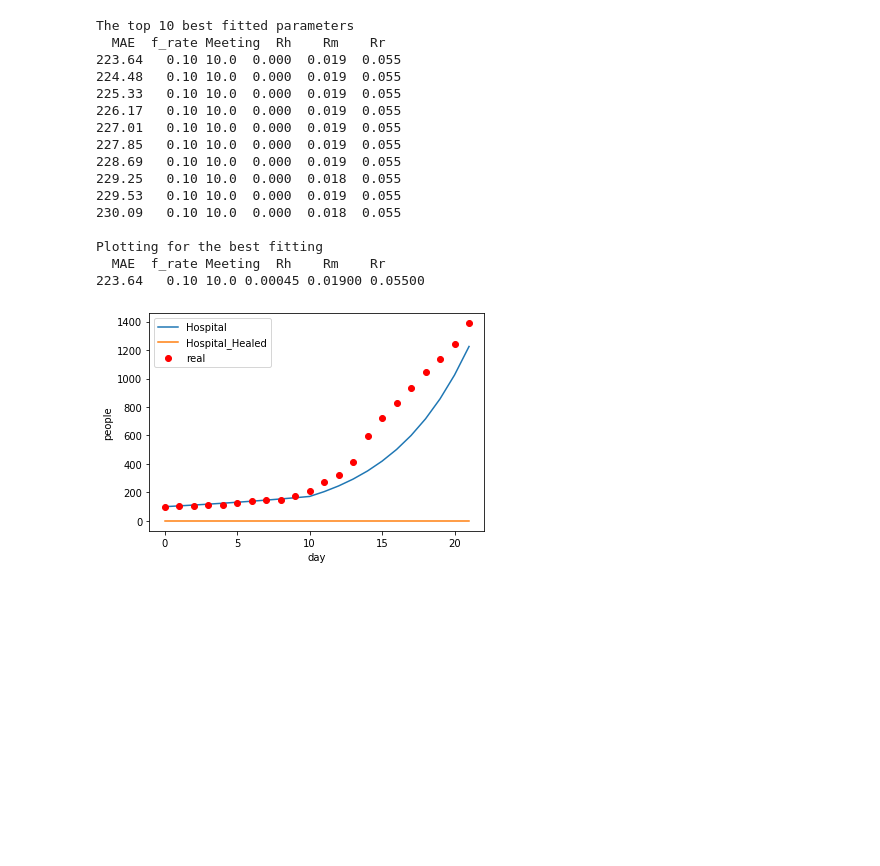
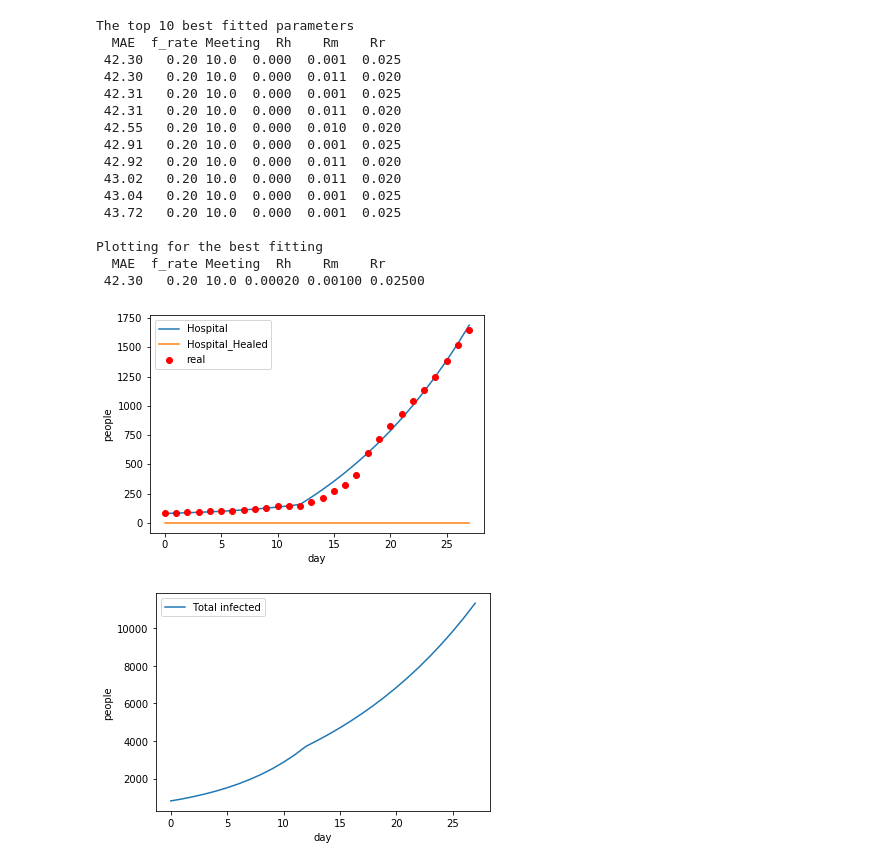
Before and after one commit to aofphy/covid19CMT, a Jupyter notebook: covid_modifiy_Rate-dev4.ipynb, the cells around one changed output. Drawn from its saved outputs; the diff is of its cells as text; code cells hidden in the pictures; blank space fills up the shorter version.

```diff
--- a/covid_modifiy_Rate-dev4.ipynb
+++ b/covid_modifiy_Rate-dev4.ipynb
@@ -6,5 +6,6 @@ import copy
 from mpl_toolkits import mplot3d
 import pandas as pd
 # %%
-real_infected = np.array([100,103,106,113,115,124,141,146,147,177,212,272,322,411,599,721,827,934,1045,1136,1245,1388])
+real_infected = np.array([81,84,93,95,100,103,106,113,115,124,141,146,147,177,212,272,322,411,599,721,827,934,1045,1136,1245,1388,1524,1651])
 date = np.arange(0,len(real_infected))
+date
@@ -102,13 +106,13 @@ def model(f_rate, meeting, Rh, Rm, Rr, day_i, day_f, population, cf_rate, plot=F
         plt.legend()
         plt.show()
 
-        #List = np.array(P[3:7])
-        #TI= np.sum(List, 0)
-        #plt.plot(day,TI,'-',label ='Total infected')
-        #plt.xlabel('day')
-        #plt.ylabel('people')
-        #plt.legend()
-        #plt.show()
+        List = np.array(P[3:7])
+        TI= np.sum(List, 0)
+        plt.plot(day,TI,'-',label ='Total infected')
+        plt.xlabel('day')
+        plt.ylabel('people')
+        plt.legend()
+        plt.show()
 
     if fit == True:
         ### Calculate MAE
@@ -175,29 +180,30 @@ Plotting for the best fitting
 # %%
 # step 2 day 8 to day 13
-day_i = 11; day_f = 21
-f_rate_s  = [0.1]
+day_i = 13; day_f = 27
+f_rate_s  = [0.2014]
 meeting_s = [10]
 Rh_s      = np.arange(0.0001,0.0005,0.00005)
 Rm_s      = np.arange(0.001,0.02,0.001)
 Rr_s      = np.arange(0.01,0.06,0.005)
 params, [MAE, CPop, CFRate] = fit(f_rate_s,meeting_s,Rh_s,Rm_s,Rr_s,day_i,day_f, CPop, CFRate)
 # %% [output]
 The top 10 best fitted parameters
   MAE  f_rate Meeting  Rh    Rm    Rr
-223.64   0.10 10.0  0.000  0.019  0.055
-224.48   0.10 10.0  0.000  0.019  0.055
-225.33   0.10 10.0  0.000  0.019  0.055
-226.17   0.10 10.0  0.000  0.019  0.055
-227.01   0.10 10.0  0.000  0.019  0.055
-227.85   0.10 10.0  0.000  0.019  0.055
-228.69   0.10 10.0  0.000  0.019  0.055
-229.25   0.10 10.0  0.000  0.018  0.055
-229.53   0.10 10.0  0.000  0.019  0.055
-230.09   0.10 10.0  0.000  0.018  0.055
+ 42.30   0.20 10.0  0.000  0.001  0.025
+ 42.30   0.20 10.0  0.000  0.011  0.020
+ 42.31   0.20 10.0  0.000  0.001  0.025
+ 42.31   0.20 10.0  0.000  0.011  0.020
+ 42.55   0.20 10.0  0.000  0.010  0.020
+ 42.91   0.20 10.0  0.000  0.001  0.025
+ 42.92   0.20 10.0  0.000  0.011  0.020
+ 43.02   0.20 10.0  0.000  0.011  0.020
+ 43.04   0.20 10.0  0.000  0.001  0.025
+ 43.72   0.20 10.0  0.000  0.001  0.025
 
 Plotting for the best fitting
   MAE  f_rate Meeting  Rh    Rm    Rr
-223.64   0.10 10.0 0.00045 0.01900 0.05500
+ 42.30   0.20 10.0 0.00020 0.00100 0.02500
-[figure, old version]
+[figure, new version]
+[figure, added]
 # %%
 ### prediction
```
Also changed, not shown: parts of 3 cells of this notebook, 9 other files.
